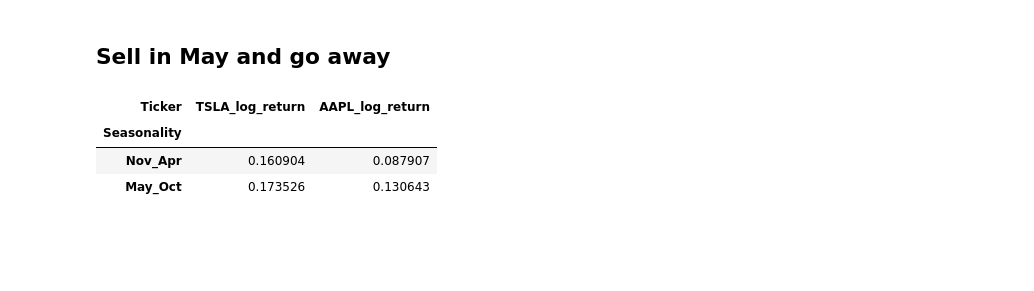
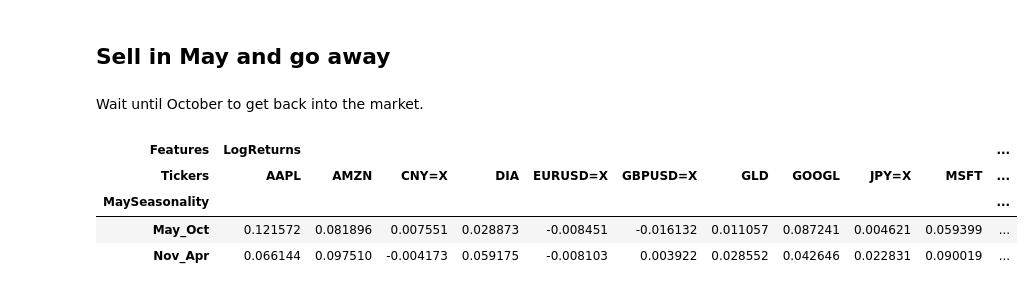
Before and after one commit to ZouZeusA/Quant-Research, a Jupyter notebook: Assets Analysis/Seasonality.ipynb, the cells around one changed output. Saved outputs shown, nothing was run; the diff lists cells and outputs as text; code cells hidden in the pictures; blank space fills up the shorter version.

```diff
--- a/Assets Analysis/Seasonality.ipynb
+++ b/Assets Analysis/Seasonality.ipynb
@@ -19,7 +22,15 @@ stocks['AAPL_log_return'] = np.log(stocks['AAPL'].pct_change()+1)
+# %%
+assets = assets.ffill().dropna()
+# %%
+LogReturns = np.log(assets['Close']).diff()
+LogReturns.columns = pd.MultiIndex.from_product([['LogReturns'],LogReturns.columns])
+new_assets = pd.concat([assets, LogReturns], axis=1)
+new_assets.columns.names = ["Features", "Tickers"]
 # %%
-stocks['MonthName'] = stocks.index.strftime('%B')
-stocks['MonthNum'] = pd.to_datetime(stocks.index).month
-stocks['DayofWeek'] = stocks.index.dayofweek
+new_assets['MonthName'] = assets.index.strftime('%B')
+new_assets['MonthNum'] = assets.index.month
+new_assets['DayofWeek'] = assets.index.dayofweek
+new_assets['DayofYear'] = assets.index.dayofyear
 # %% [markdown]
 ## Day of the Week Effect
 # %%
@@ -60,14 +108,18 @@ df_by_month
 # %% [markdown]
 ## Sell in May and go away
+# %% [markdown]
+Wait until October to get back into the market.
 # %%
-# Create a function to get the seasonality
-stocks['Seasonality'] = pd.cut(stocks['MonthNum'], bins=[-1, 4, 10], labels=['Nov_Apr', 'May_Oct'])
-# stocks['Seasonality1'] = np.where(np.logical_and(stocks['MonthNum'] >= 5, stocks['MonthNum'] <= 10), 'May_Oct', 'Nov_Apr')
+bins = [0, 4, 10, 12]  # 1-4, 5-10, 11-12
+labels = ['Nov_Apr', 'May_Oct', 'Nov_Apr']  # Note: both 1-4 and 11-12 map to 'Nov_Apr'
+new_assets['MaySeasonality'] = pd.cut(new_assets['MonthNum'], bins=bins, labels=labels, ordered=False)
+# new_assets['MaySeasonality'] = np.where(np.logical_and(new_assets['MonthNum'] >= 5, new_assets['MonthNum'] <= 10), 'May_Oct', 'Nov_Apr')
 # %%
-May_Seasonality = stocks.groupby('Seasonality',observed=False)[['TSLA_log_return','AAPL_log_return']].mean()*100
+May_Seasonality = new_assets.groupby('MaySeasonality',observed=False)['LogReturns'].mean()*100
 May_Seasonality
 # %% [output]
-| Ticker | TSLA_log_return | AAPL_log_return |
-| Seasonality |  |  |
-| Nov_Apr | 0.160904 | 0.087907 |
-| May_Oct | 0.173526 | 0.130643 |
+| Features | LogReturns |  |  |  |  |  |  |  |  |  | ... |
+| Tickers | AAPL | AMZN | CNY=X | DIA | EURUSD=X | GBPUSD=X | GLD | GOOGL | JPY=X | MSFT | ... |
+| MaySeasonality |  |  |  |  |  |  |  |  |  |  | ... |
+| May_Oct | 0.121572 | 0.081896 | 0.007551 | 0.028873 | -0.008451 | -0.016132 | 0.011057 | 0.087241 | 0.004621 | 0.059399 | ... |
+| Nov_Apr | 0.066144 | 0.097510 | -0.004173 | 0.059175 | -0.008103 | 0.003922 | 0.028552 | 0.042646 | 0.022831 | 0.090019 | ... |
```
Also changed, not shown: parts of 15 cells of this notebook.
